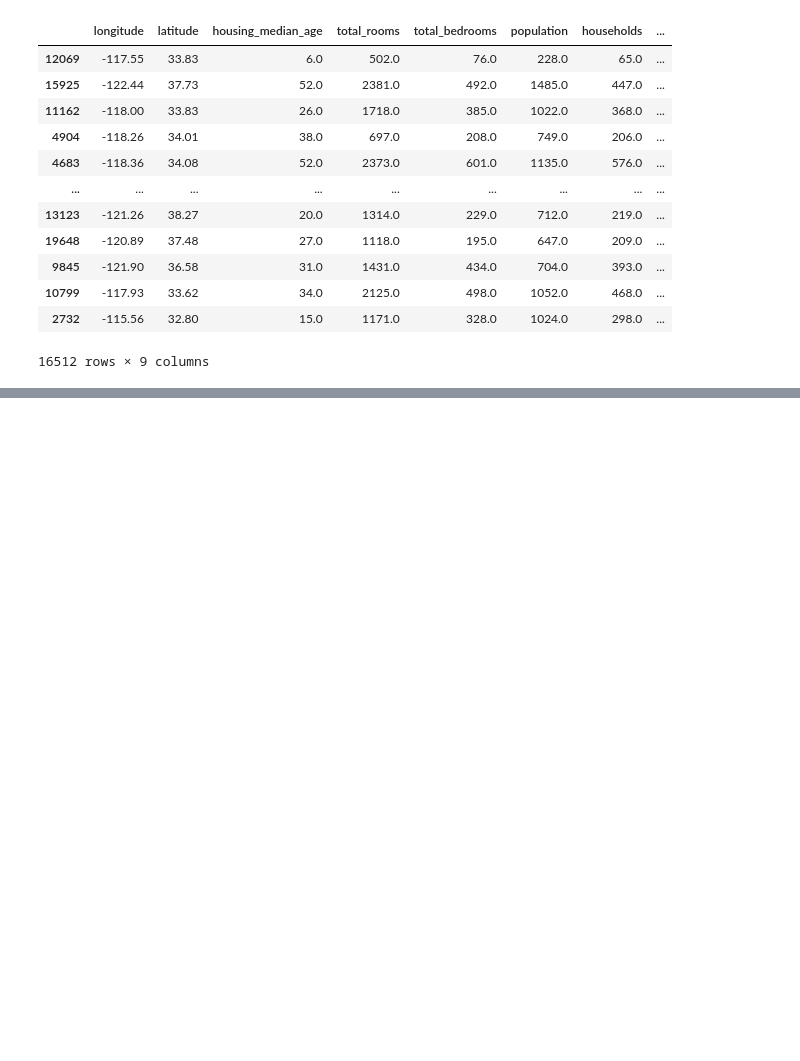
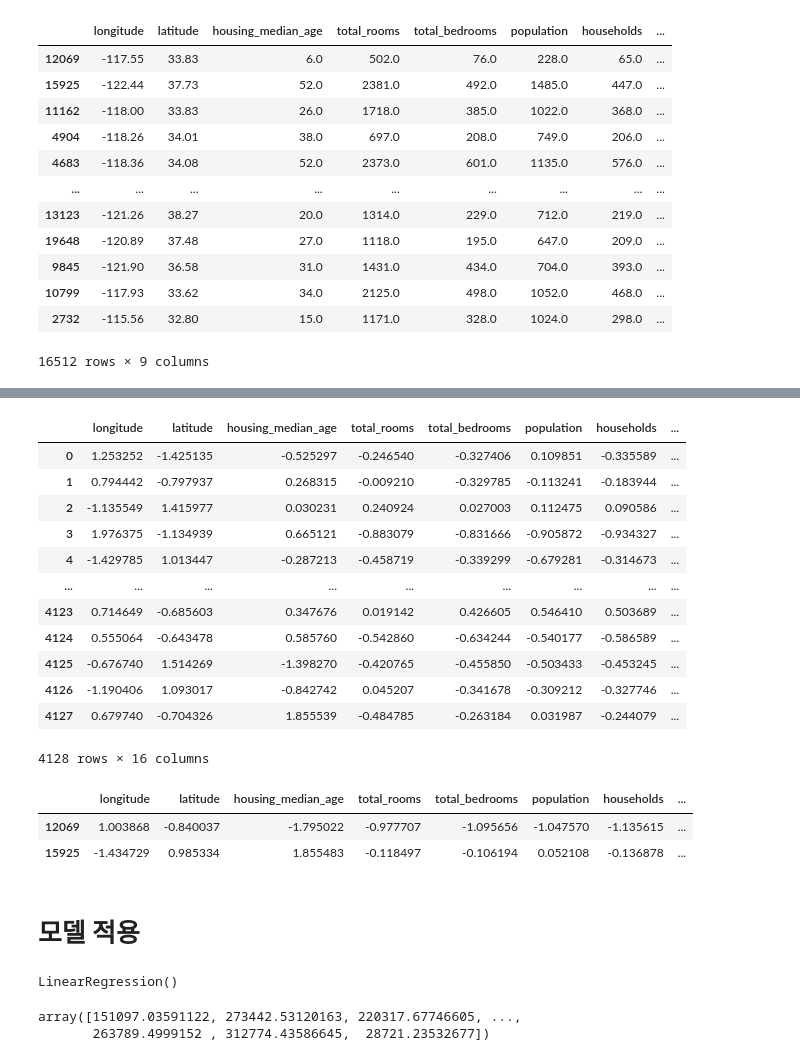
Before and after one commit to imewoo/sample, a Jupyter notebook: 캘리포니아.ipynb, the cells around one changed output, grey strips where cells are left out. Saved outputs shown, nothing was run; the diff lists cells and outputs as text; code cells hidden in the pictures; blank space fills up the shorter version.

```diff
--- a/캘리포니아.ipynb
+++ b/캘리포니아.ipynb
@@ -379,0 +592,3 @@ X_train.fillna(median_value).describe() #중간값으로 채운다.
+# %%
+scaler=StandardScaler()
+scaler.fit(X_train[num_columns])
@@ -379,0 +625,5 @@ X_train.fillna(median_value).describe() #중간값으로 채운다.
+# %%
+X_test['rooms_per_households']=X_test['total_rooms']/X_test['households']
+X_test['bedroom_ratio'] = X_test['total_bedrooms'] / X_test['total_rooms']
+X_test['pop_per_household']=X_test['population'] / X_test['households']
+X_test.head(2)
@@ -379,0 +649,6 @@ X_train.fillna(median_value).describe() #중간값으로 채운다.
+# %%
+X_test_scaled = pd.DataFrame(
+    scaler.transform(X_test[num_columns]),
+    columns=num_columns
+)
+X_test_scaled.describe()
@@ -379,0 +732,32 @@ X_train.fillna(median_value).describe() #중간값으로 채운다.
+# %%
+cgr_columns=['ocean_proximity']
+X_train_ready=X_train_scaled.join(
+    pd.get_dummies(X_train[cgr_columns])
+)
+# %%
+X_test_ready=X_test_scaled.join(
+    pd.get_dummies(X_train[cgr_columns])
+)
+X_test_ready
+# %% [output]
+|  | longitude | latitude | housing_median_age | total_rooms | total_bedrooms | population | households | ... |
+| 0 | 1.253252 | -1.425135 | -0.525297 | -0.246540 | -0.327406 | 0.109851 | -0.335589 | ... |
+| 1 | 0.794442 | -0.797937 | 0.268315 | -0.009210 | -0.329785 | -0.113241 | -0.183944 | ... |
+| 2 | -1.135549 | 1.415977 | 0.030231 | 0.240924 | 0.027003 | 0.112475 | 0.090586 | ... |
+| 3 | 1.976375 | -1.134939 | 0.665121 | -0.883079 | -0.831666 | -0.905872 | -0.934327 | ... |
+| 4 | -1.429785 | 1.013447 | -0.287213 | -0.458719 | -0.339299 | -0.679281 | -0.314673 | ... |
+| ... | ... | ... | ... | ... | ... | ... | ... | ... |
+| 4123 | 0.714649 | -0.685603 | 0.347676 | 0.019142 | 0.426605 | 0.546410 | 0.503689 | ... |
+| 4124 | 0.555064 | -0.643478 | 0.585760 | -0.542860 | -0.634244 | -0.540177 | -0.586589 | ... |
+| 4125 | -0.676740 | 1.514269 | -1.398270 | -0.420765 | -0.455850 | -0.503433 | -0.453245 | ... |
+| 4126 | -1.190406 | 1.093017 | -0.842742 | 0.045207 | -0.341678 | -0.309212 | -0.327746 | ... |
+| 4127 | 0.679740 | -0.704326 | 1.855539 | -0.484785 | -0.263184 | 0.031987 | -0.244079 | ... |
+4128 rows × 16 columns
+# %%
+X_train_ready.head(2)
+# %% [output]
+|  | longitude | latitude | housing_median_age | total_rooms | total_bedrooms | population | households | ... |
+| 12069 | 1.003868 | -0.840037 | -1.795022 | -0.977707 | -1.095656 | -1.047570 | -1.135615 | ... |
+| 15925 | -1.434729 | 0.985334 | 1.855483 | -0.118497 | -0.106194 | 0.052108 | -0.136878 | ... |
+# %% [markdown]
+# 모델 적용
@@ -379,0 +767,11 @@ X_train.fillna(median_value).describe() #중간값으로 채운다.
+# %%
+lin_reg=LinearRegression()
+lin_reg.fit(X_train_ready, y_train)
+# %% [output]
+LinearRegression()
+# %%
+X_train_predict=lin_reg.predict(X_train_ready)
+X_train_predict
+# %% [output]
+array([151097.03591122, 273442.53120163, 220317.67746605, ...,
+       263789.4999152 , 312774.43586645,  28721.23532677])
```
Also changed, not shown: parts of 57 cells of this notebook, 42 other files.
